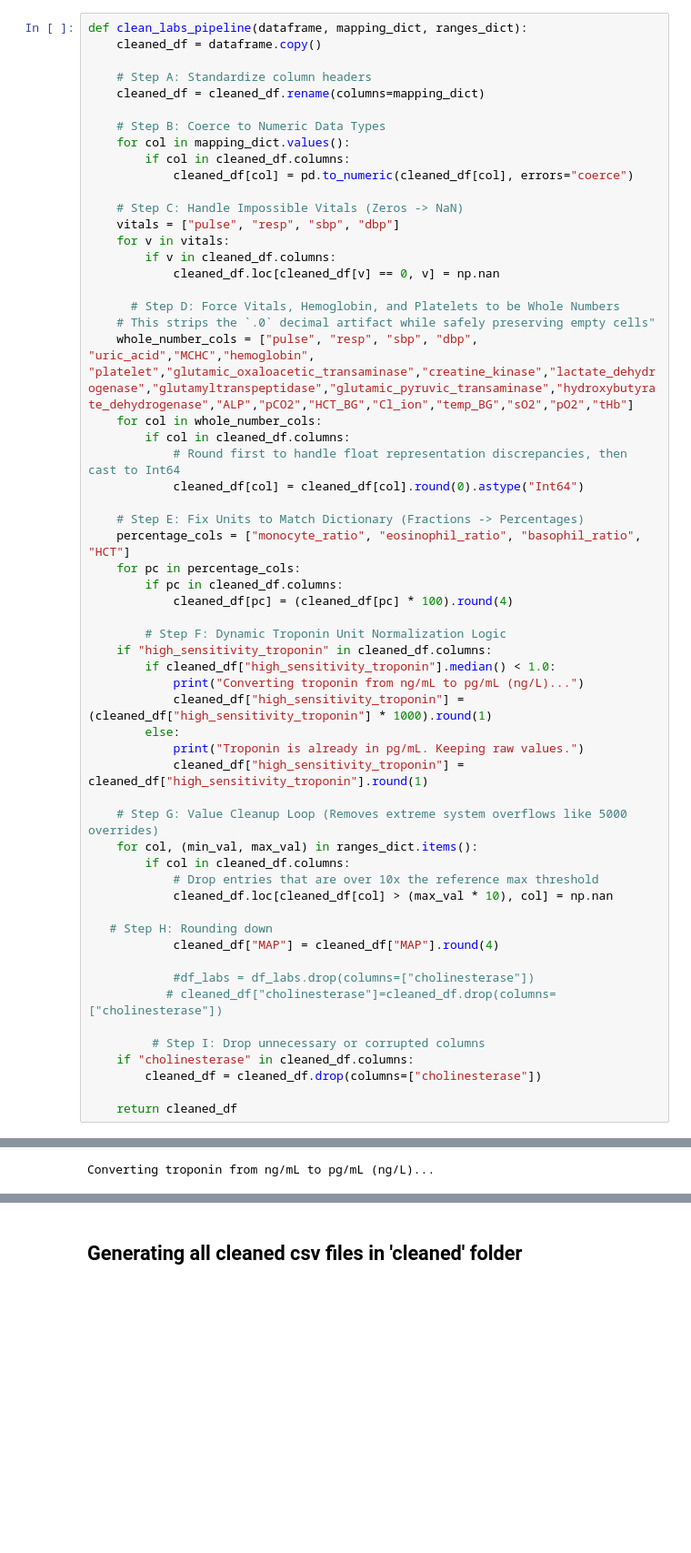
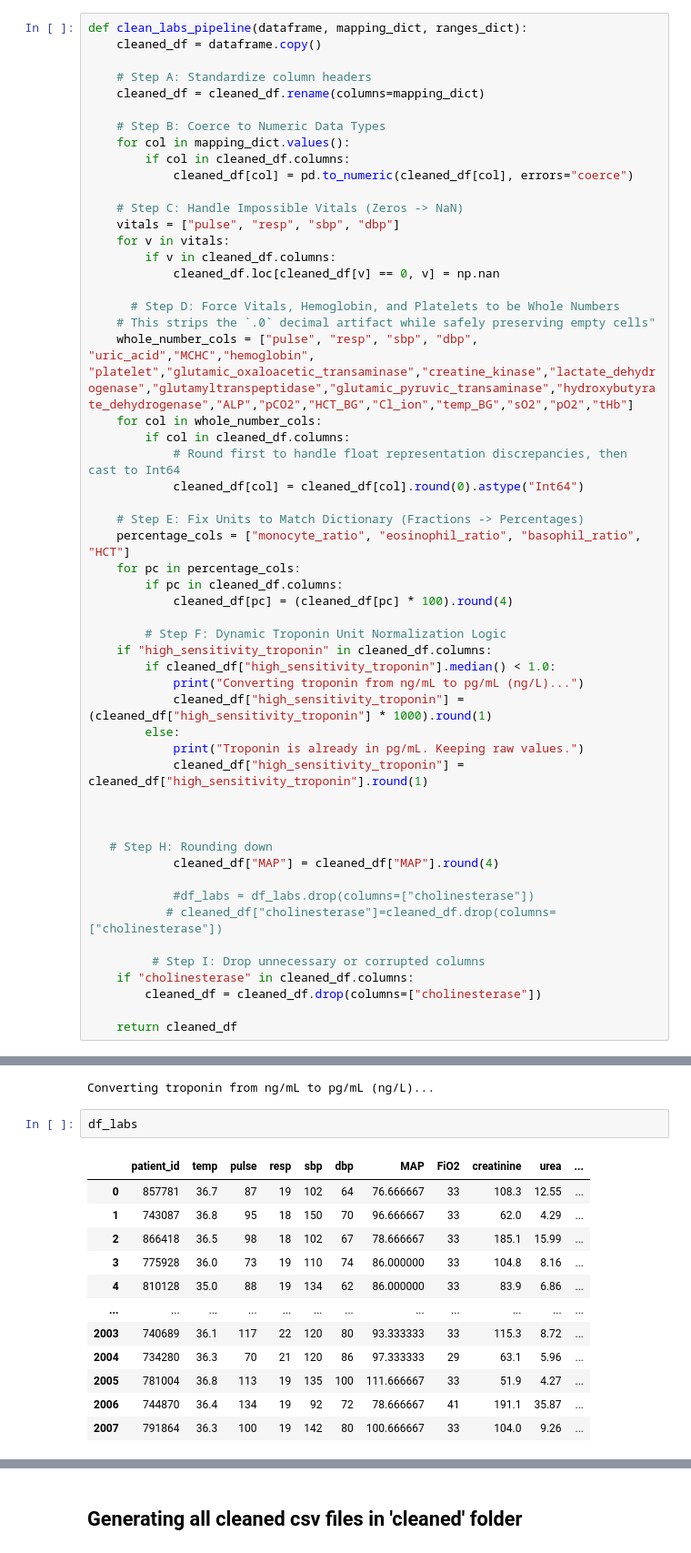
Before and after one commit to snehaboddukuri/Team5_PyCraft_Python-Hackathon_SEP2026, a Jupyter notebook: Team05_PyCraft_1.Cleaning.ipynb, the cells around one changed output, grey strips where cells are left out. Shown at 91% size. Cells and saved outputs as stored; diff of their text form; blank space fills up the shorter version.

```diff
--- a/Team05_PyCraft_1.Cleaning.ipynb
+++ b/Team05_PyCraft_1.Cleaning.ipynb
@@ -1538,11 +1538,7 @@ def clean_labs_pipeline(dataframe, mapping_dict, ranges_dict):
             print("Troponin is already in pg/mL. Keeping raw values.")
             cleaned_df["high_sensitivity_troponin"] = cleaned_df["high_sensitivity_troponin"].round(1)
 
-    # Step G: Value Cleanup Loop (Removes extreme system overflows like 5000 overrides)
-    for col, (min_val, max_val) in ranges_dict.items():
-        if col in cleaned_df.columns:
-            # Drop entries that are over 10x the reference max threshold
-            cleaned_df.loc[cleaned_df[col] > (max_val * 10), col] = np.nan
+
 
    # Step H: Rounding down
             cleaned_df["MAP"] = cleaned_df["MAP"].round(4)
@@ -1560,3 +1556,18 @@ def clean_labs_pipeline(dataframe, mapping_dict, ranges_dict):
 df_labs = clean_labs_pipeline(df_labs, COLUMN_MAPPING, REFERENCE_BOUNDS)
 # %% [output]
 Converting troponin from ng/mL to pg/mL (ng/L)...
+# %%
+df_labs
+# %% [output]
+|  | patient_id | temp | pulse | resp | sbp | dbp | MAP | FiO2 | creatinine | urea | ... |
+| 0 | 857781 | 36.7 | 87 | 19 | 102 | 64 | 76.666667 | 33 | 108.3 | 12.55 | ... |
+| 1 | 743087 | 36.8 | 95 | 18 | 150 | 70 | 96.666667 | 33 | 62.0 | 4.29 | ... |
+| 2 | 866418 | 36.5 | 98 | 18 | 102 | 67 | 78.666667 | 33 | 185.1 | 15.99 | ... |
+| 3 | 775928 | 36.0 | 73 | 19 | 110 | 74 | 86.000000 | 33 | 104.8 | 8.16 | ... |
+| 4 | 810128 | 35.0 | 88 | 19 | 134 | 62 | 86.000000 | 33 | 83.9 | 6.86 | ... |
+| ... | ... | ... | ... | ... | ... | ... | ... | ... | ... | ... | ... |
+| 2003 | 740689 | 36.1 | 117 | 22 | 120 | 80 | 93.333333 | 33 | 115.3 | 8.72 | ... |
+| 2004 | 734280 | 36.3 | 70 | 21 | 120 | 86 | 97.333333 | 29 | 63.1 | 5.96 | ... |
+| 2005 | 781004 | 36.8 | 113 | 19 | 135 | 100 | 111.666667 | 33 | 51.9 | 4.27 | ... |
+| 2006 | 744870 | 36.4 | 134 | 19 | 92 | 72 | 78.666667 | 41 | 191.1 | 35.87 | ... |
+| 2007 | 791864 | 36.3 | 100 | 19 | 142 | 80 | 100.666667 | 33 | 104.0 | 9.26 | ... |
```
Also changed, not shown: parts of 5 cells of this notebook, 2 other files.
